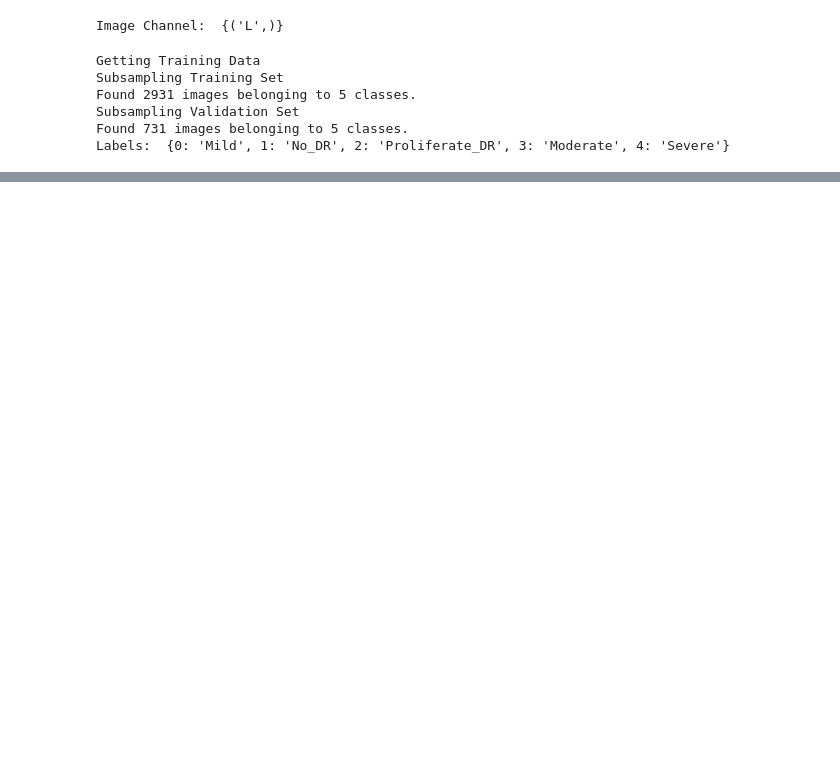
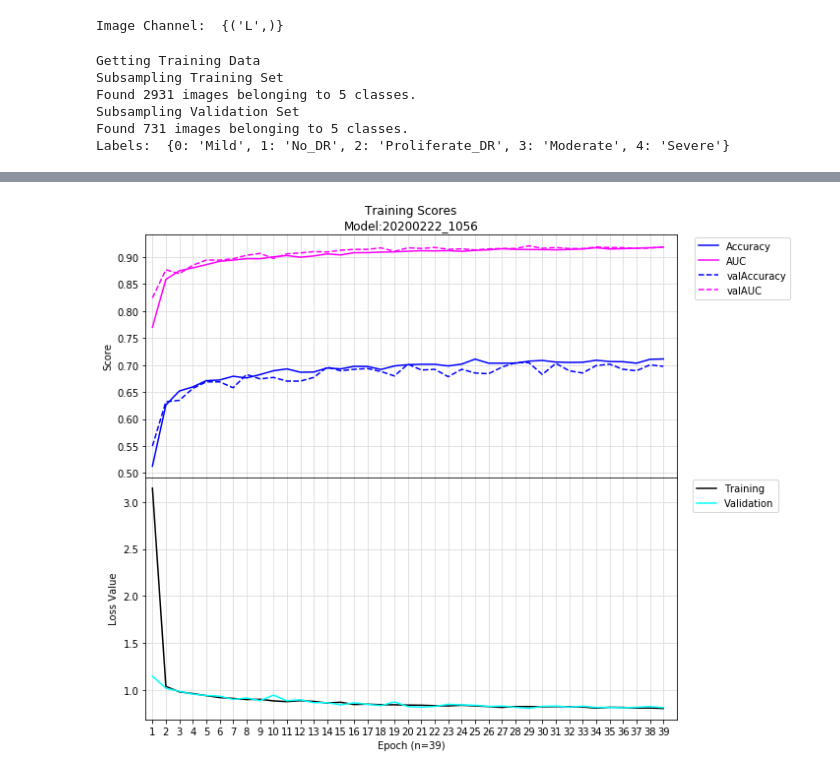
Before and after one commit to d-wdj/MachineLearning, a Jupyter notebook: DiaRetino/Diabetic Retinopathy.ipynb, the cells around one changed output, grey strips where cells are left out. Drawn from its saved outputs; the diff is of its cells as text; code cells hidden in the pictures; blank space fills up the shorter version.

```diff
--- a/DiaRetino/Diabetic Retinopathy.ipynb
+++ b/DiaRetino/Diabetic Retinopathy.ipynb
@@ -128,0 +159,17 @@ ValueError: Input 0 of layer conv2d_5 is incompatible with the layer: expected n
+# %%
+early_stop = tf.keras.callbacks.EarlyStopping(patience=10, verbose=1)
+
+LR_reduce = tf.keras.callbacks.ReduceLROnPlateau(
+                            monitor='val_accuracy',
+                            patience=5,
+                            verbose=1,
+                            factor=2/3,
+                            min_lr=1e-5)
+callbacks = [early_stop, LR_reduce]
+# %%
+with tf.device('/gpu:0'):
+    history = model.fit(train_data,
+                        steps_per_epoch=math.ceil(num_train_data/BATCH_SIZE),
+                        epochs=50,
+                        validation_data=val_data,
+                        callbacks=callbacks)
@@ -128,0 +194,65 @@ ValueError: Input 0 of layer conv2d_5 is incompatible with the layer: expected n
+# %%
+def plotHistory(history, plot=False):
+    """
+    Plots the evalation metrics of the trained model. Included metrics are
+    accuracy, AUC, and loss in both training and validation data. Optionally,
+    precision and recall metrics can also be plotted.
+    Input: training history object
+    Output: Two subplots showing the evaluation scores w.r.t. to the epoch.
+
+    Note: any missing key (evaluation metric) from the history.history
+    dictionary will raise an exception and the plots would not be generated.
+    The first missing key will be printed as the exception.
+    """
+    try:
+        fig = plt.figure(figsize=(10, 8))
+        plt.subplot(2, 1, 1)
+        minVal, maxVal = 1, 0
+        finalEpoch = len(history.history['accuracy'])
+        for result in history.history:
+            if 'loss' not in result:
+                for val in history.history[result]:
+                    if val < minVal: minVal = val
+                    if val > maxVal: maxVal = val
+        plt.title(f'Training Scores\nModel:{now}')
+        plt.plot(range(1, finalEpoch+1), history.history['accuracy'],
+                 color='blue', label='Accuracy')
+        plt.plot(range(1, finalEpoch+1), history.history['AUC'],
+                 color='magenta', label='AUC')
+        plt.plot(range(1, finalEpoch+1), history.history['val_accuracy'], '--',
+                 color='blue', label='valAccuracy')
+        plt.plot(range(1, finalEpoch+1), history.history['val_AUC'], '--',
+                 color='magenta', label='valAUC')
+        plt.xticks(range(1, finalEpoch+1, 1))
+        plt.xlim((0.5, finalEpoch+1))
+        plt.ylabel('Score')
+        plt.grid(color='#DDDDDD')
+        plt.tick_params(axis='x', labelcolor='#FFFFFF')
+        plt.legend(bbox_to_anchor=(1.025, 1.01))
+        plt.subplots_adjust(hspace=0.001)
+
+        plt.subplot(2, 1, 2)
+        plt.ylabel('Loss Value')
+        plt.xlabel(f'Epoch (n={finalEpoch})')
+        plt.xticks(range(1, finalEpoch+1, 1))
+        plt.xlim((0.5, finalEpoch+1))
+        plt.plot(range(1, finalEpoch+1), history.history['loss'],
+                 color='black', label='Training')
+        plt.plot(range(1, finalEpoch+1), history.history['val_loss'],
+                 color='cyan', label='Validation')
+        plt.grid(color='#DDDDDD')
+        plt.legend(bbox_to_anchor=(1.2, 1.01))
+        plt.tight_layout()
+        plt.subplots_adjust(hspace=0)
+        plt.show()
+        if plot:
+            plt.savefig(os.path.join(PROJECT_PATH,
+                                     f'{now}.png'))
+        return True
+    except Exception as E:
+        print ('Unable to produce figure, missing key:', E)
+        return False
+
+plotHistory(history, False)
+# %% [output]
+[figure, added]
```
Also changed, not shown: parts of 9 cells of this notebook.
